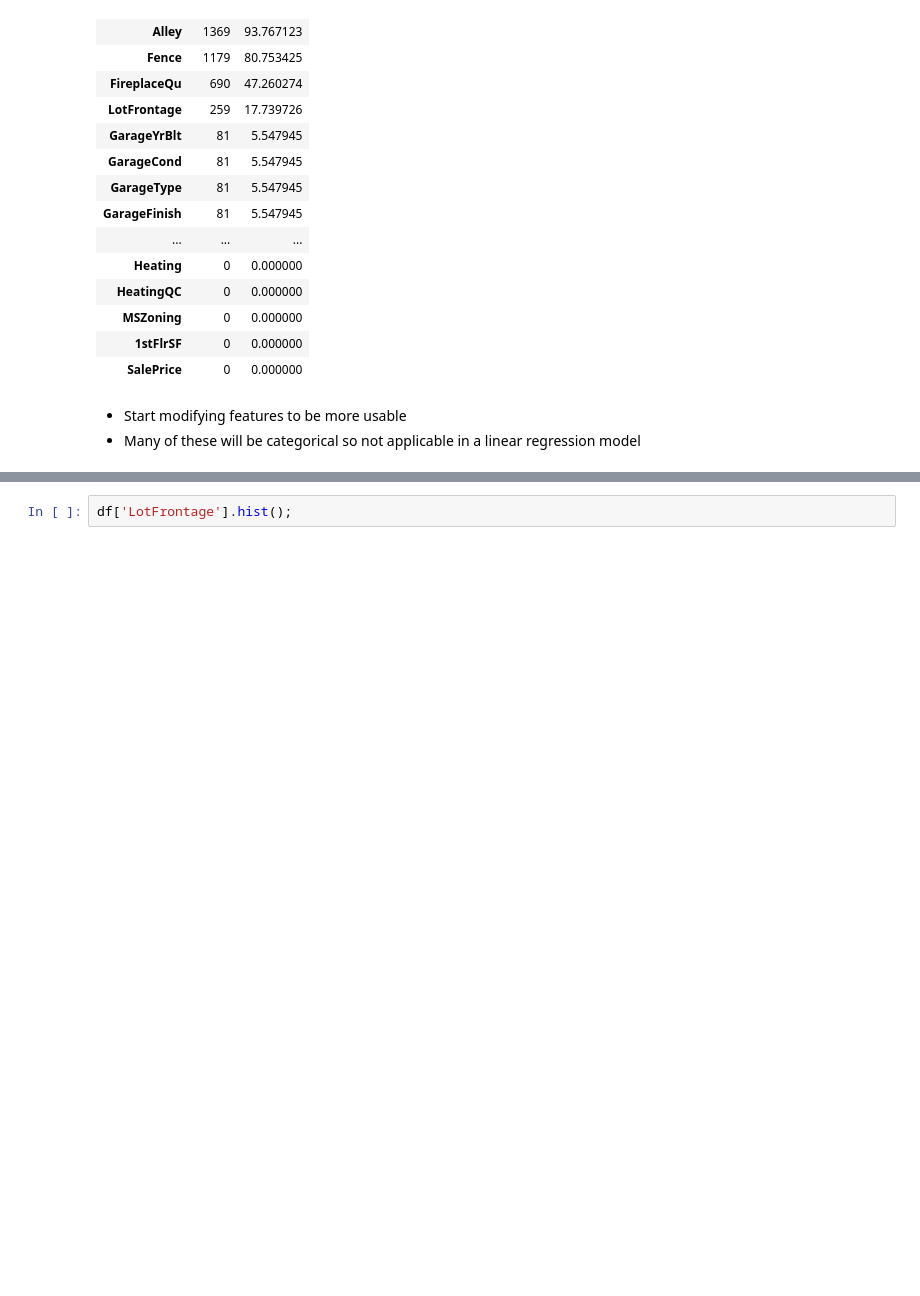
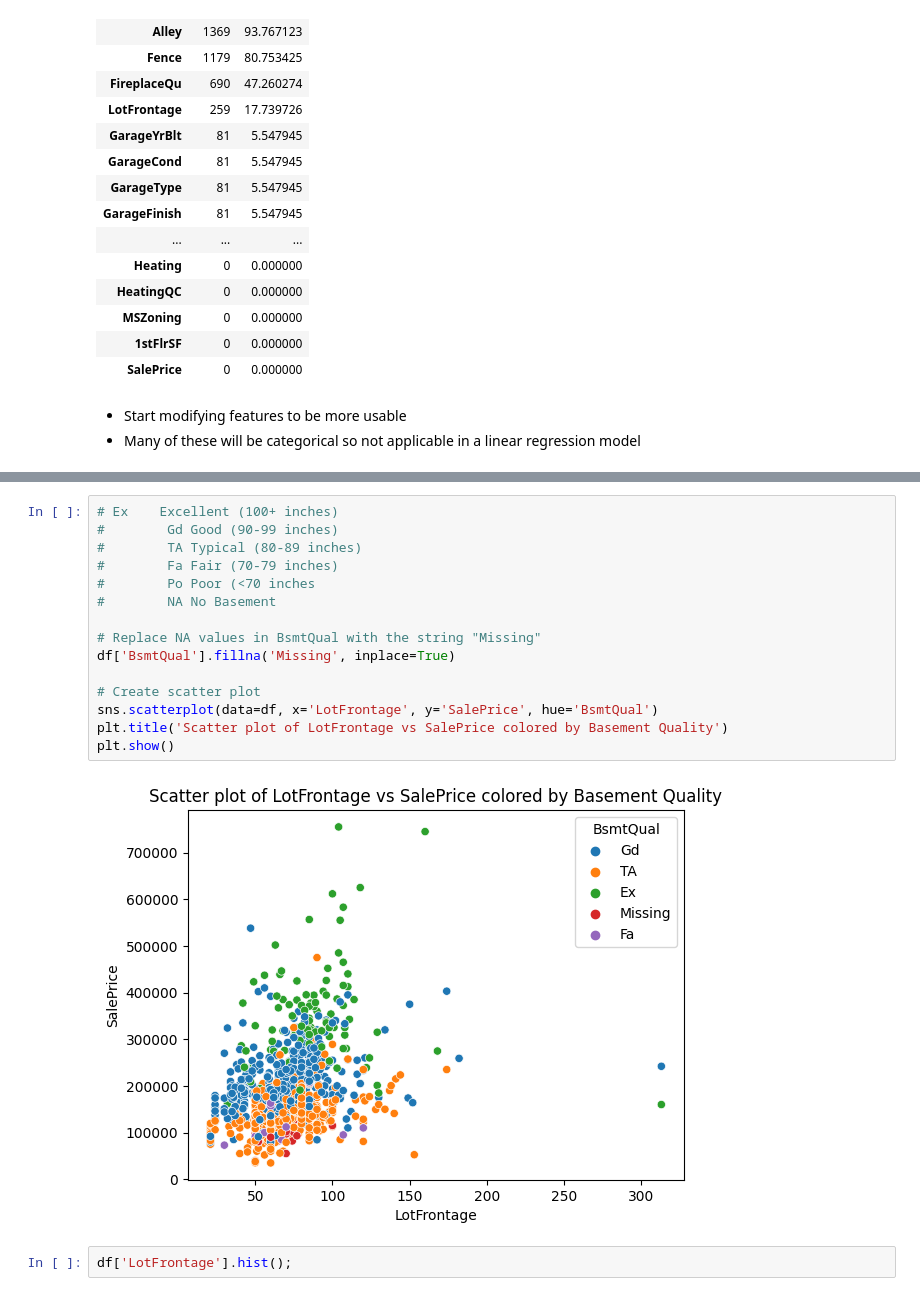
Before and after one commit to richy1996/Springboard_Capstone_II, a Jupyter notebook: EDA.ipynb, the cells around one changed output, grey strips where cells are left out. Cells and saved outputs as stored; diff of their text form; blank space fills up the shorter version.

```diff
--- a/EDA.ipynb
+++ b/EDA.ipynb
@@ -113,3 +162,20 @@ missing.sort_values(by='count', ascending=False)
+# %%
+# Ex	Excellent (100+ inches)
+#        Gd	Good (90-99 inches)
+#        TA	Typical (80-89 inches)
+#        Fa	Fair (70-79 inches)
+#        Po	Poor (<70 inches
+#        NA	No Basement
+
+# Replace NA values in BsmtQual with the string "Missing"
+df['BsmtQual'].fillna('Missing', inplace=True)
+
+# Create scatter plot
+sns.scatterplot(data=df, x='LotFrontage', y='SalePrice', hue='BsmtQual')
+plt.title('Scatter plot of LotFrontage vs SalePrice colored by Basement Quality')
+plt.show()
+# %% [output]
+[figure, added]
 # %%
 df['LotFrontage'].hist();
 # %% [output]
```
Also changed, not shown: parts of 5 cells of this notebook.
